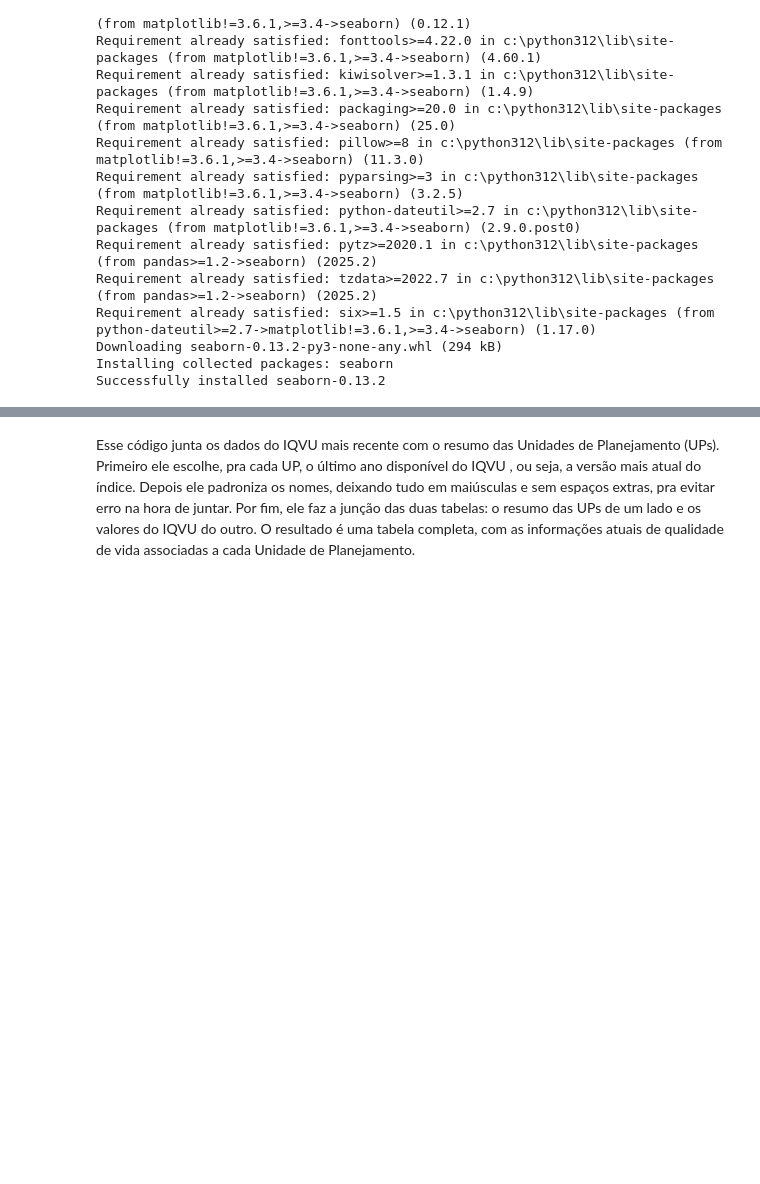
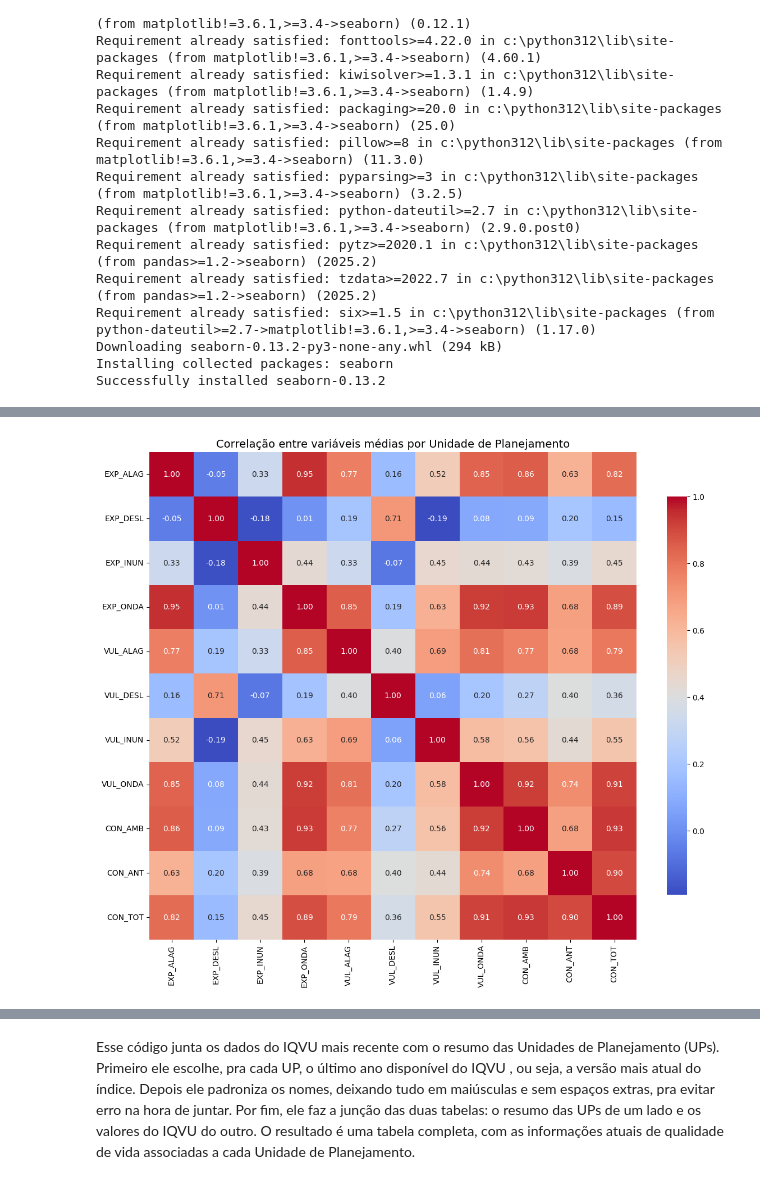
Before and after one commit to luizfgontijo/icd-project, a Jupyter notebook: analise.ipynb, the cells around one changed output, grey strips where cells are left out. Cells and saved outputs as stored; diff of their text form; code cells hidden in the pictures; blank space fills up the shorter version.

```diff
--- a/analise.ipynb
+++ b/analise.ipynb
@@ -515,17 +515,38 @@ NameError: name 'resumo_up' is not defined
 # %%
-import numpy as np
-import pandas as pd
 import seaborn as sns
 import matplotlib.pyplot as plt
 
-# Selecionar apenas colunas numéricas
+# Seleciona apenas variáveis numéricas para análise
 variaveis_numericas_up = resumo_up.select_dtypes(include=['float64', 'int64']).columns
 
-# Remover algumas colunas
+# Remove variáveis irrelevantes ou que podem distorcer a correlação
 variaveis_filtradas = [
     col for col in variaveis_numericas_up
     if not col.startswith("SBN") and col not in ["num_bairros", "num_areas_risco"]
 ]
 
-# Criar DataFrame apenas com as colunas numéricas filtradas
+# Monta o DataFrame apenas com as features selecionadas
 df_corr_up = resumo_up[variaveis_filtradas]
+
+# Matriz de correlação
+corr_matrix_up = df_corr_up.corr()
+
+# Visualização da matriz de correlação
+plt.figure(figsize=(12, 10))
+sns.heatmap(
+    corr_matrix_up,
+    annot=True,
+    cmap="coolwarm",
+    fmt=".2f",
+    square=True,
+    cbar_kws={"shrink": 0.8}
+)
+
+plt.title("Correlação entre variáveis médias por Unidade de Planejamento", fontsize=14)
+plt.tight_layout()
+
+# Exporta o gráfico
+plt.savefig("imgs/mapa_calor_up.png", dpi=300, bbox_inches="tight")
+plt.show()
+# %% [output]
+[figure, added]
```
Also changed, not shown: parts of 14 cells of this notebook.
